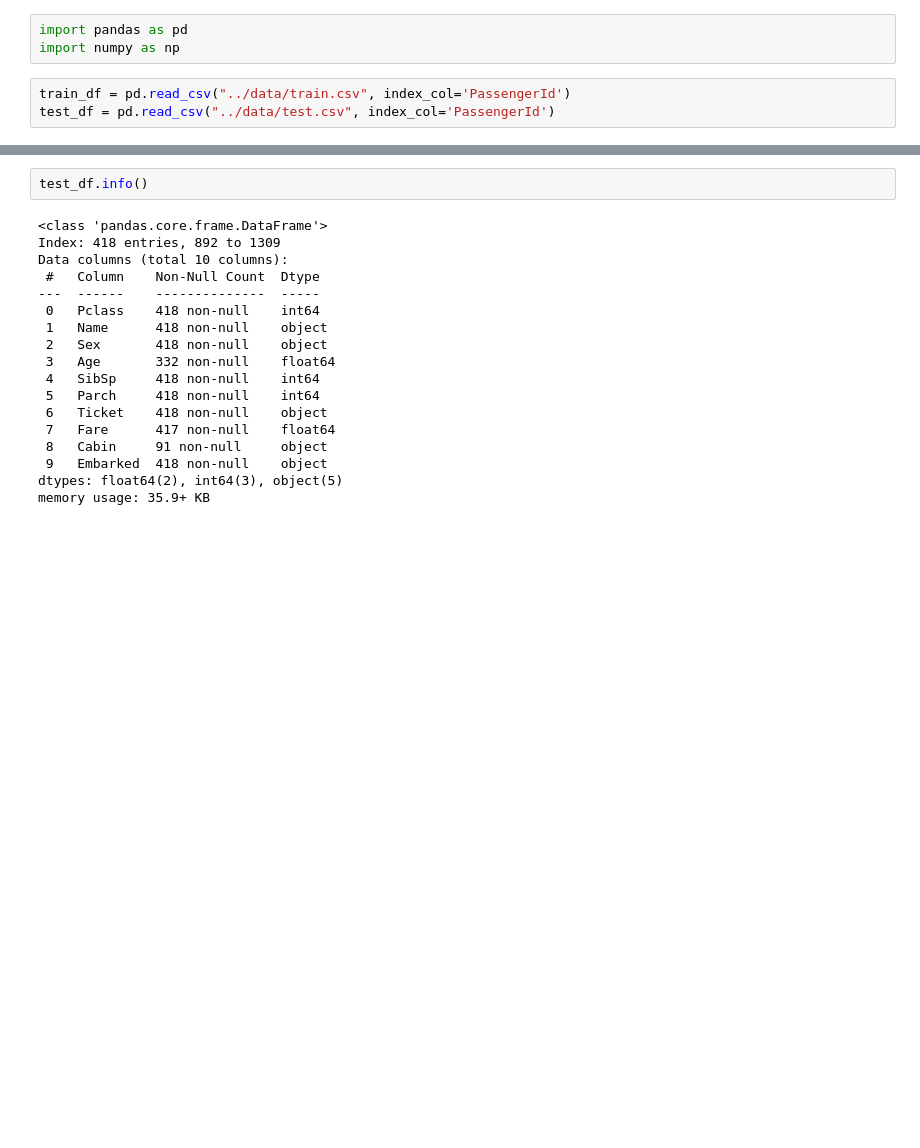
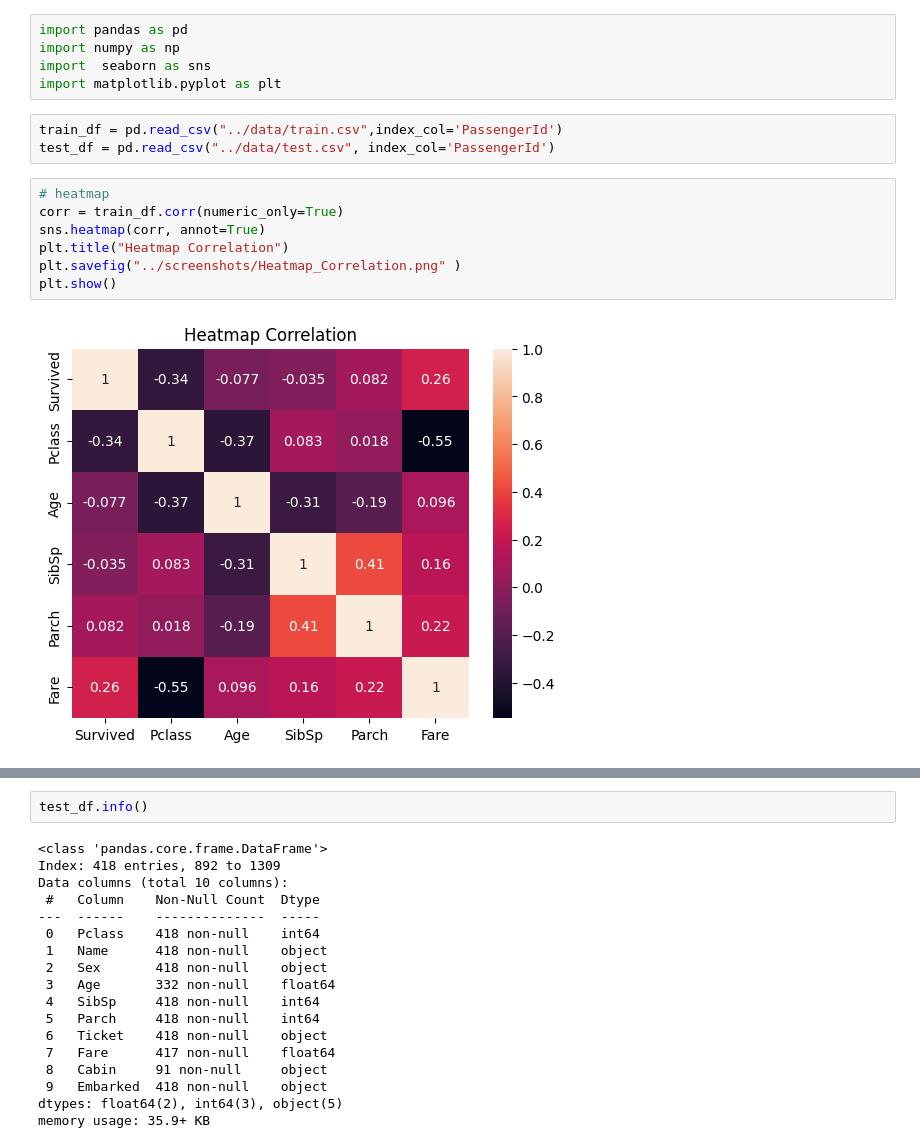
Before and after one commit to vansong2k5/titanic-project, a Jupyter notebook: notebooks/eda.ipynb, the cells around one changed output, grey strips where cells are left out. Cells and saved outputs as stored; diff of their text form; blank space fills up the shorter version.

```diff
--- a/notebooks/eda.ipynb
+++ b/notebooks/eda.ipynb
@@ -1,6 +1,17 @@
 # %%
 import pandas as pd
 import numpy as np
+import  seaborn as sns
+import matplotlib.pyplot as plt
 # %%
-train_df = pd.read_csv("../data/train.csv", index_col='PassengerId')
+train_df = pd.read_csv("../data/train.csv",index_col='PassengerId')
 test_df = pd.read_csv("../data/test.csv", index_col='PassengerId')
+# %%
+# heatmap
+corr = train_df.corr(numeric_only=True)
+sns.heatmap(corr, annot=True)
+plt.title("Heatmap Correlation")
+plt.savefig("../screenshots/Heatmap_Correlation.png" )
+plt.show()
+# %% [output]
+[figure, added]
```
Also changed, not shown: parts of 9 cells of this notebook, 4 other files.
